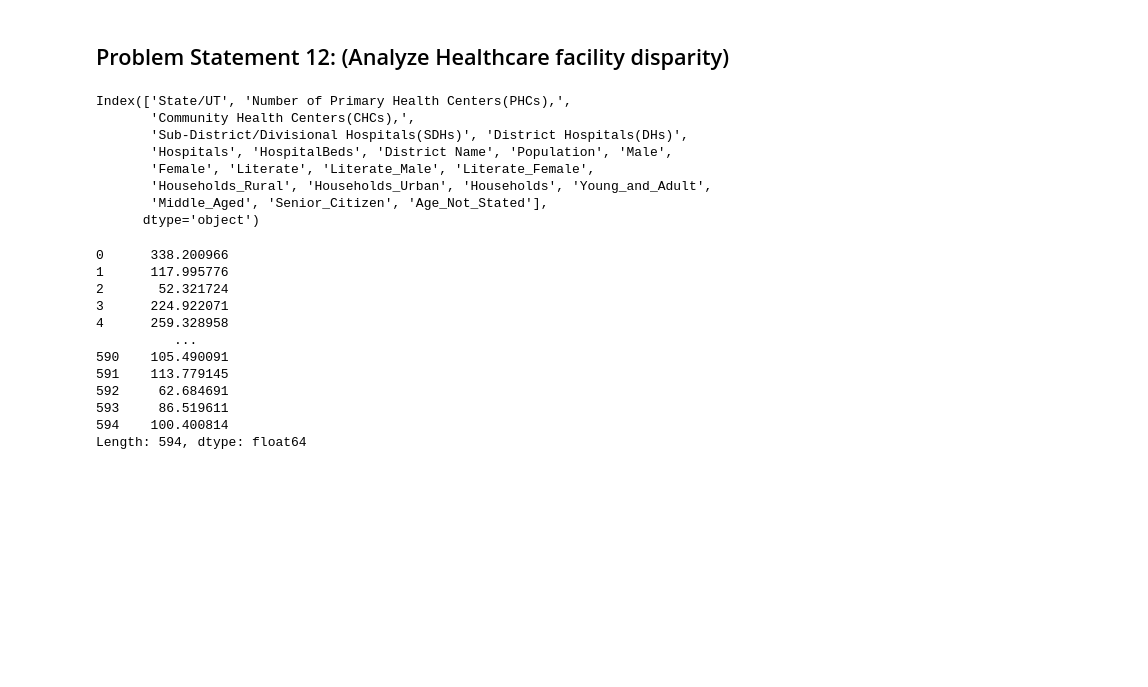
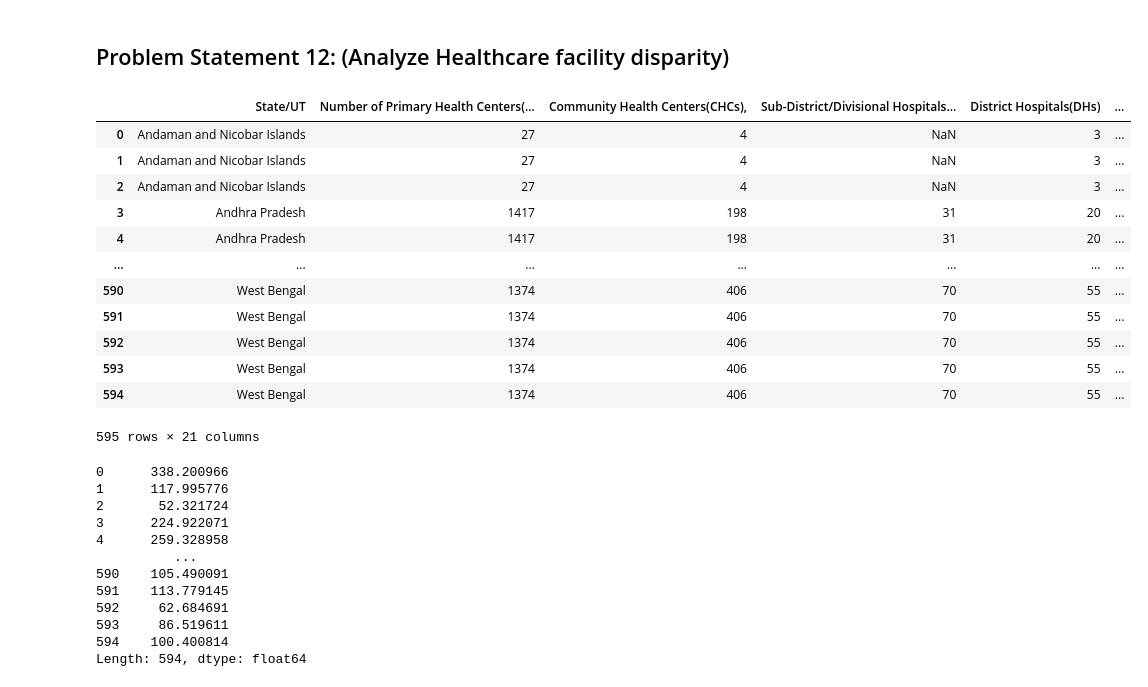
Before and after one commit to prathamchopra001/Healthcare-Data-Cleaning, a Jupyter notebook: DS - Python + SQL + ETL - Healthcare Census(new)/data_cleaning_10-12.ipynb, the cells around one changed output. Saved outputs shown, nothing was run; the diff lists cells and outputs as text; code cells hidden in the pictures; blank space fills up the shorter version.

```diff
--- a/DS - Python + SQL + ETL - Healthcare Census(new)/data_cleaning_10-12.ipynb
+++ b/DS - Python + SQL + ETL - Healthcare Census(new)/data_cleaning_10-12.ipynb
@@ -64,15 +64,20 @@ census_data = pd.read_csv('Clean Data/census.csv')
 # %% [markdown]
 ## Problem Statement 12: (Analyze Healthcare facility disparity)
 # %%
-df = hospital_data.merge(census_data, on='State/UT')
-df.columns
+merged_data = hospital_data.merge(census_data, on='State/UT')
+merged_data
 # %% [output]
+|  | State/UT | Number of Primary Health Centers(... | Community Health Centers(CHCs), | Sub-District/Divisional Hospitals... | District Hospitals(DHs) | ... |
+| 0 | Andaman and Nicobar Islands | 27 | 4 | NaN | 3 | ... |
+| 1 | Andaman and Nicobar Islands | 27 | 4 | NaN | 3 | ... |
+| 2 | Andaman and Nicobar Islands | 27 | 4 | NaN | 3 | ... |
+| 3 | Andhra Pradesh | 1417 | 198 | 31 | 20 | ... |
+| 4 | Andhra Pradesh | 1417 | 198 | 31 | 20 | ... |
+| ... | ... | ... | ... | ... | ... | ... |
+| 590 | West Bengal | 1374 | 406 | 70 | 55 | ... |
+| 591 | West Bengal | 1374 | 406 | 70 | 55 | ... |
+| 592 | West Bengal | 1374 | 406 | 70 | 55 | ... |
+| 593 | West Bengal | 1374 | 406 | 70 | 55 | ... |
+| 594 | West Bengal | 1374 | 406 | 70 | 55 | ... |
-Index(['State/UT', 'Number of Primary Health Centers(PHCs),',
-       'Community Health Centers(CHCs),',
-       'Sub-District/Divisional Hospitals(SDHs)', 'District Hospitals(DHs)',
-       'Hospitals', 'HospitalBeds', 'District Name', 'Population', 'Male',
-       'Female', 'Literate', 'Literate_Male', 'Literate_Female',
-       'Households_Rural', 'Households_Urban', 'Households', 'Young_and_Adult',
-       'Middle_Aged', 'Senior_Citizen', 'Age_Not_Stated'],
-      dtype='object')
+595 rows × 21 columns
 # %%
```
Also changed, not shown: parts of 5 cells of this notebook, 11 other files.
